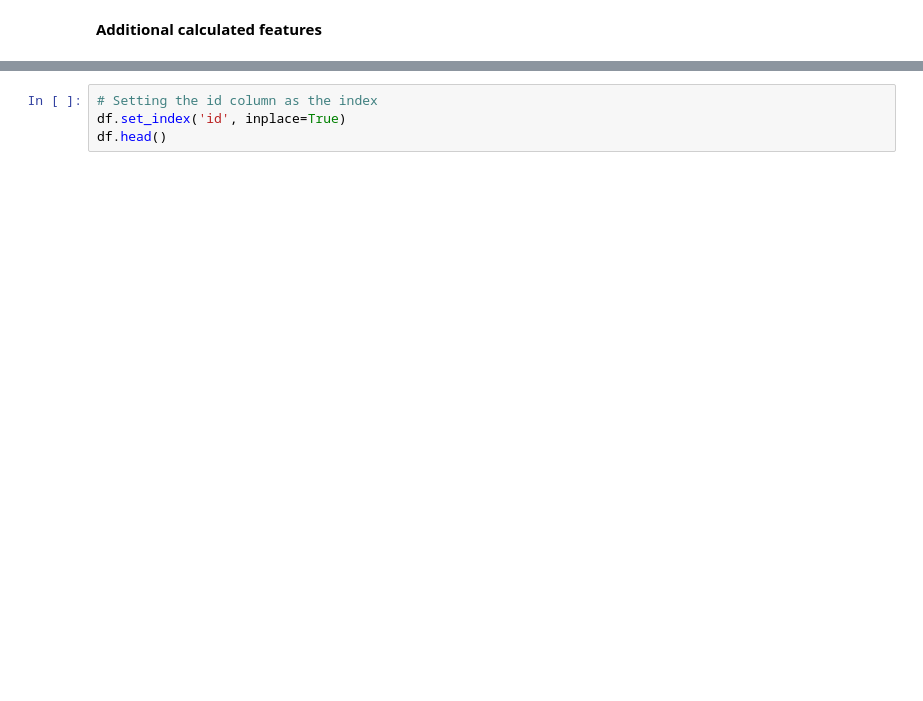
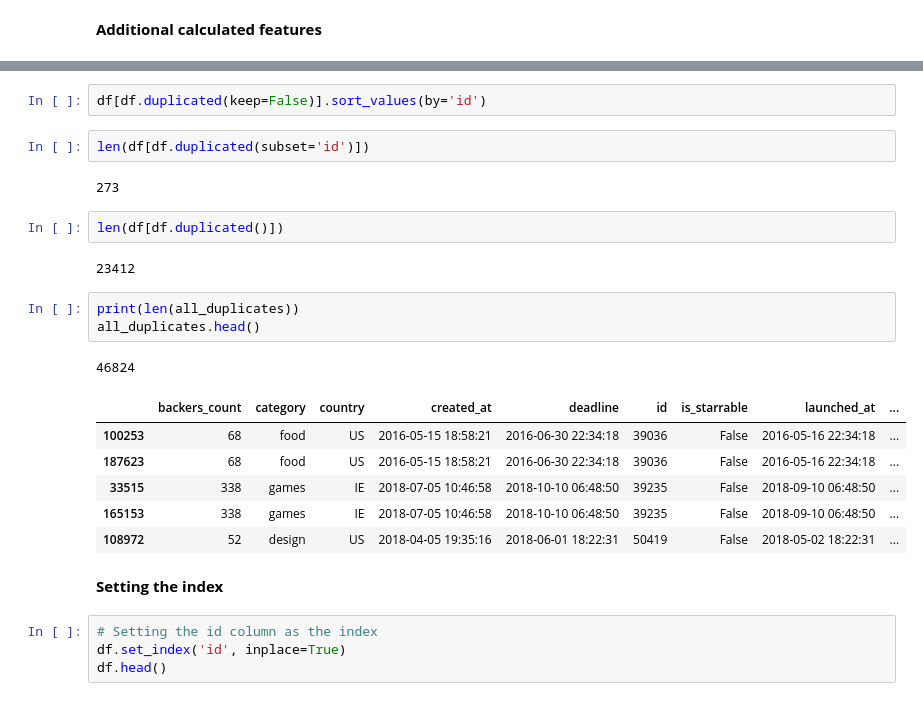
Before and after one commit to L-Lewis/Kickstarter-success-machine-learning, a Jupyter notebook: student.ipynb, the cells around one changed output, grey strips where cells are left out. Drawn from its saved outputs; the diff is of its cells as text; blank space fills up the shorter version.

```diff
--- a/student.ipynb
+++ b/student.ipynb
@@ -263,3 +676,26 @@ df.head()
+# %%
+df[df.duplicated(keep=False)].sort_values(by='id')
+# %%
+len(df[df.duplicated(subset='id')])
+# %% [output]
+273
+# %%
+len(df[df.duplicated()])
+# %% [output]
+23412
+# %%
+print(len(all_duplicates))
+all_duplicates.head()
+# %% [output]
+46824
+|  | backers_count | category | country | created_at | deadline | id | is_starrable | launched_at | ... |
+| 100253 | 68 | food | US | 2016-05-15 18:58:21 | 2016-06-30 22:34:18 | 39036 | False | 2016-05-16 22:34:18 | ... |
+| 187623 | 68 | food | US | 2016-05-15 18:58:21 | 2016-06-30 22:34:18 | 39036 | False | 2016-05-16 22:34:18 | ... |
+| 33515 | 338 | games | IE | 2018-07-05 10:46:58 | 2018-10-10 06:48:50 | 39235 | False | 2018-09-10 06:48:50 | ... |
+| 165153 | 338 | games | IE | 2018-07-05 10:46:58 | 2018-10-10 06:48:50 | 39235 | False | 2018-09-10 06:48:50 | ... |
+| 108972 | 52 | design | US | 2018-04-05 19:35:16 | 2018-06-01 18:22:31 | 50419 | False | 2018-05-02 18:22:31 | ... |
+# %% [markdown]
+**Setting the index**
 # %%
 # Setting the id column as the index
 df.set_index('id', inplace=True)
```
Also changed, not shown: parts of 56 cells of this notebook.
